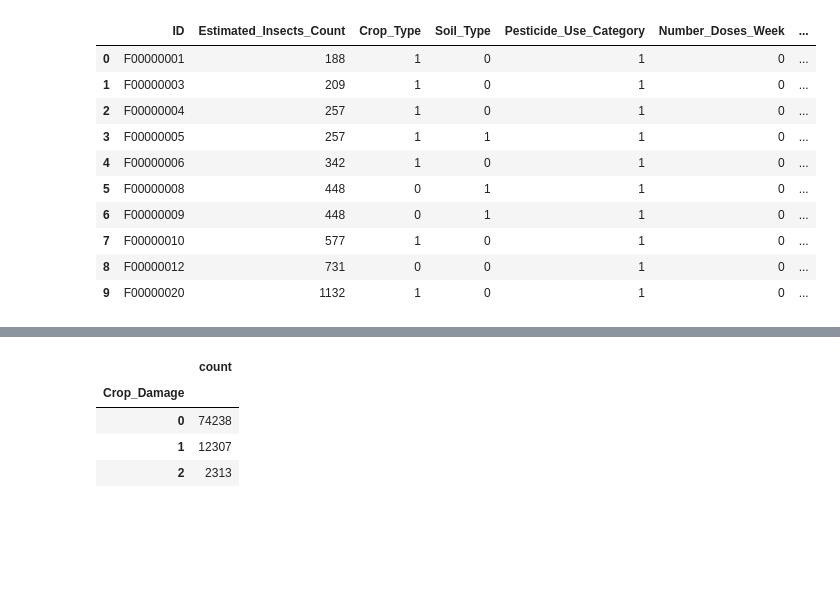
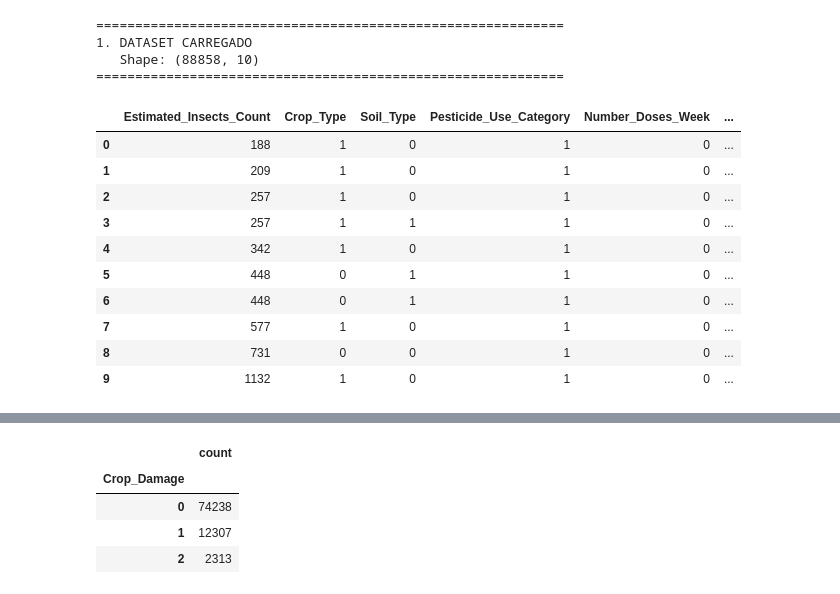
Before and after one commit to th900/Ciencia-de-dados-para-o-agronegocio, a Jupyter notebook: Ciência_de_dados_para_agronegocio.ipynb, the cells around one changed output, grey strips where cells are left out. Drawn from its saved outputs; the diff is of its cells as text; code cells hidden in the pictures; blank space fills up the shorter version.

```diff
--- a/Ciência_de_dados_para_agronegocio.ipynb
+++ b/Ciência_de_dados_para_agronegocio.ipynb
@@ -15,15 +13,28 @@ train_d = pd.read_csv('/content/treino.csv')
+# %%
+RAW_PATH = "/content/treino.csv"
+
+df = pd.read_csv(RAW_PATH)
+print("=" * 60)
+print("1. DATASET CARREGADO")
+print(f"   Shape: {df.shape}")
+print("=" * 60)
+# %% [output]
+============================================================
+1. DATASET CARREGADO
+   Shape: (88858, 10)
+============================================================
 # %%
-train_d.head(10)
+df.head(10)
 # %% [output]
-|  | ID | Estimated_Insects_Count | Crop_Type | Soil_Type | Pesticide_Use_Category | Number_Doses_Week | ... |
-| 0 | F00000001 | 188 | 1 | 0 | 1 | 0 | ... |
-| 1 | F00000003 | 209 | 1 | 0 | 1 | 0 | ... |
-| 2 | F00000004 | 257 | 1 | 0 | 1 | 0 | ... |
-| 3 | F00000005 | 257 | 1 | 1 | 1 | 0 | ... |
-| 4 | F00000006 | 342 | 1 | 0 | 1 | 0 | ... |
-| 5 | F00000008 | 448 | 0 | 1 | 1 | 0 | ... |
-| 6 | F00000009 | 448 | 0 | 1 | 1 | 0 | ... |
-| 7 | F00000010 | 577 | 1 | 0 | 1 | 0 | ... |
-| 8 | F00000012 | 731 | 0 | 0 | 1 | 0 | ... |
-| 9 | F00000020 | 1132 | 1 | 0 | 1 | 0 | ... |
+|  | Estimated_Insects_Count | Crop_Type | Soil_Type | Pesticide_Use_Category | Number_Doses_Week | ... |
+| 0 | 188 | 1 | 0 | 1 | 0 | ... |
+| 1 | 209 | 1 | 0 | 1 | 0 | ... |
+| 2 | 257 | 1 | 0 | 1 | 0 | ... |
+| 3 | 257 | 1 | 1 | 1 | 0 | ... |
+| 4 | 342 | 1 | 0 | 1 | 0 | ... |
+| 5 | 448 | 0 | 1 | 1 | 0 | ... |
+| 6 | 448 | 0 | 1 | 1 | 0 | ... |
+| 7 | 577 | 1 | 0 | 1 | 0 | ... |
+| 8 | 731 | 0 | 0 | 1 | 0 | ... |
+| 9 | 1132 | 1 | 0 | 1 | 0 | ... |
 # %%
```
Also changed, not shown: parts of 22 cells of this notebook.
